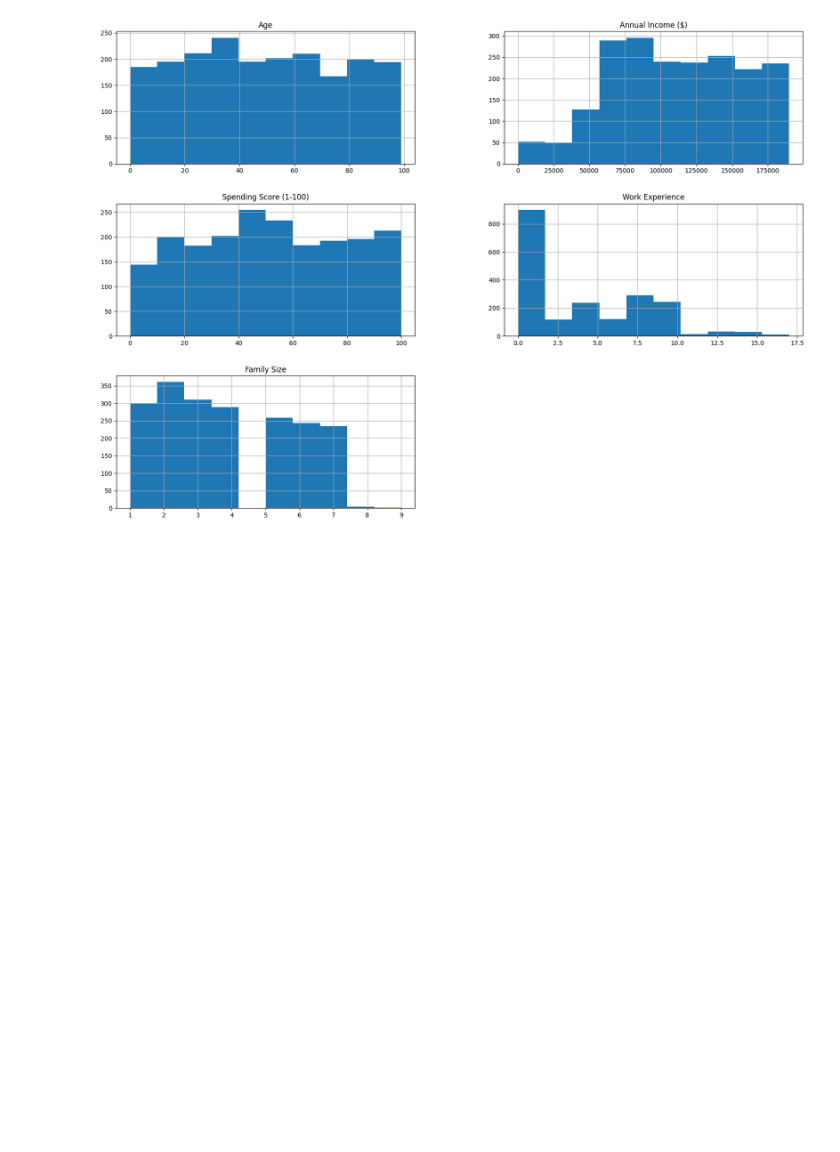
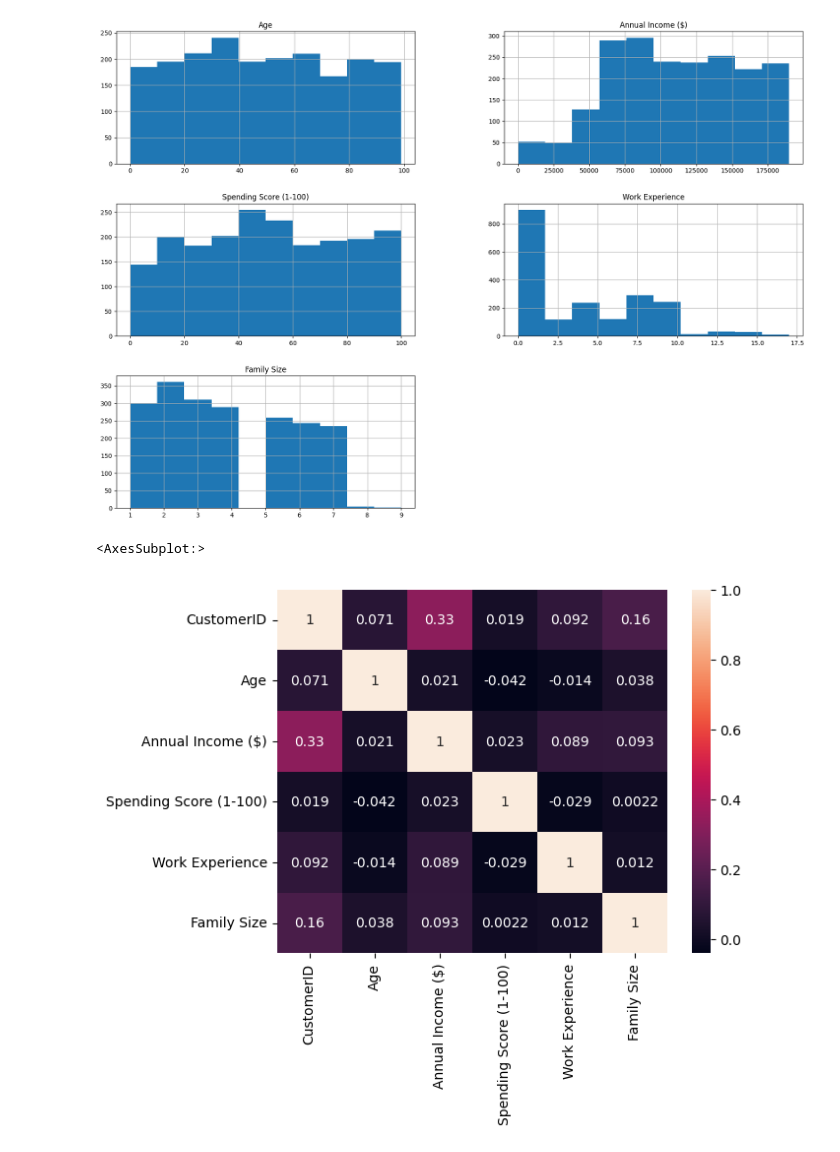
Before and after one commit to aryanrada/data-visualization-project, a Jupyter notebook: Shops_customer_data_analysis/analysis.ipynb, the cells around one changed output. Drawn from its saved outputs; the diff is of its cells as text; code cells hidden in the pictures; blank space fills up the shorter version.

```diff
--- a/Shops_customer_data_analysis/analysis.ipynb
+++ b/Shops_customer_data_analysis/analysis.ipynb
@@ -125,3 +125,9 @@ array([[<AxesSubplot:title={'center':'Age'}>,
        [<AxesSubplot:title={'center':'Family Size'}>, <AxesSubplot:>]],
       dtype=object)
 [figure]
+# %%
+corr = data.corr()
+sns.heatmap(corr, annot=True)
+# %% [output]
+<AxesSubplot:>
+[figure, added]
```
